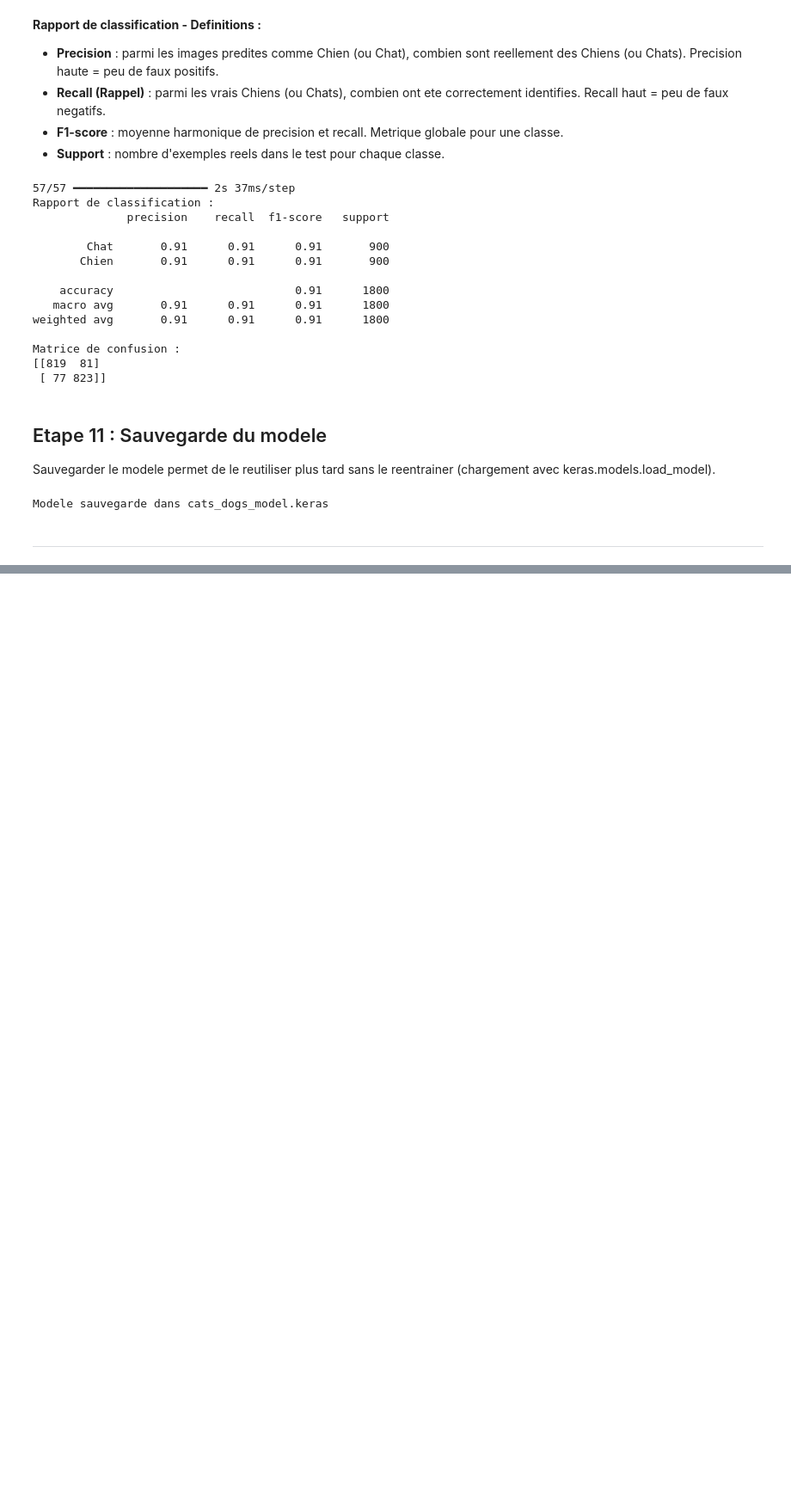
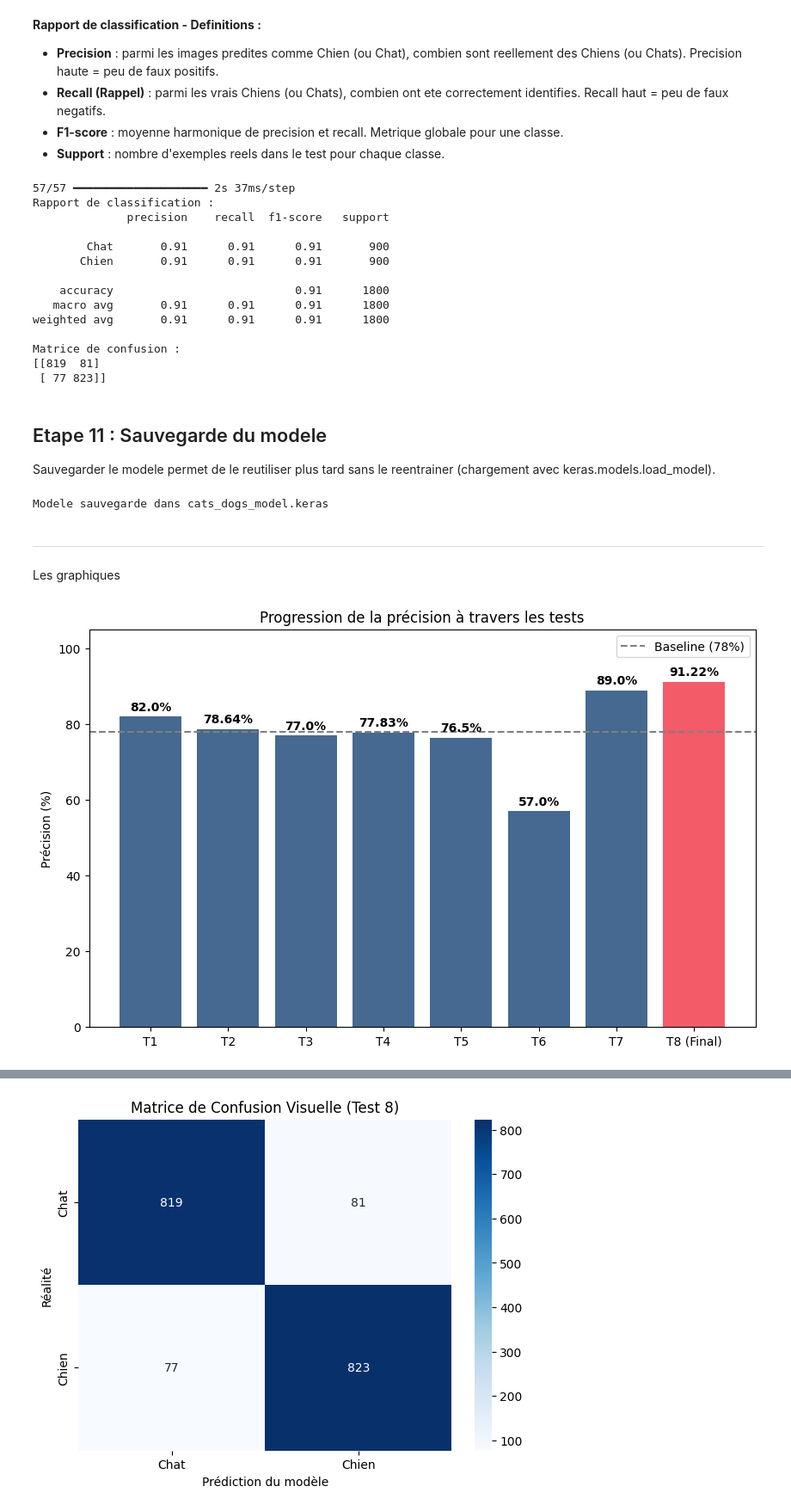
Before and after one commit to Bootswithdafurrr/AI_TP_CatsDogs_FInal, a Jupyter notebook: cats_vs_dogs.ipynb, the cells around one changed output, grey strips where cells are left out. Shown at 86% size. Drawn from its saved outputs; the diff is of its cells as text; code cells hidden in the pictures; blank space fills up the shorter version.

Commit message:
Les 3 graphiques
- Comparaison des expériences
- Matrice de confusion visuelle
- Évolution du taux d’apprentissage

```diff
--- a/cats_vs_dogs.ipynb
+++ b/cats_vs_dogs.ipynb
@@ -336,3 +336,66 @@ print('Modele sauvegarde dans cats_dogs_model.keras')
 Modele sauvegarde dans cats_dogs_model.keras
 # %% [markdown]
 ---
+# %% [markdown]
+Les graphiques
+# %%
+import matplotlib.pyplot as plt
+import numpy as np
+import seaborn as sns
+from sklearn.metrics import confusion_matrix
+
+# GRAPH 1 : COMPARAISON DES EXPÉRIENCES
+plt.figure(figsize=(10, 6))
+
+resultats = {
+    'T1': 82.0, 'T2': 78.64, 'T3': 77.0, 'T4': 77.83,
+    'T5': 76.5, 'T6': 57.0, 'T7': 89.0, 'T8 (Final)': 91.22
+}
+
+colors = ['#456990' if s < 90 else '#F45B69' for s in resultats.values()]
+bars = plt.bar(resultats.keys(), resultats.values(), color=colors)
+plt.axhline(y=78, color='grey', linestyle='--', label='Baseline (78%)')
+
+for bar in bars:
+    yval = bar.get_height()
+    plt.text(bar.get_x() + bar.get_width()/2, yval + 1, f'{yval}%', ha='center', va='bottom', fontweight='bold')
+
+plt.title('Progression de la précision à travers les tests')
+plt.ylabel('Précision (%)')
+plt.ylim(0, 105)
+plt.legend()
+plt.show()
+
+# GRAPH 2 : MATRICE DE CONFUSION
+y_pred_proba = model.predict(X_test)
+y_pred_class = (y_pred_proba > 0.5).astype(int)
+cm = confusion_matrix(y_test, y_pred_class)
+
+plt.figure(figsize=(7, 5))
+sns.heatmap(cm, annot=True, fmt='d', cmap='Blues',
+            xticklabels=['Chat', 'Chien'],
+            yticklabels=['Chat', 'Chien'])
+
+plt.title('Matrice de Confusion Visuelle (Test 8)')
+plt.xlabel('Prédiction du modèle')
+plt.ylabel('Réalité')
+plt.show()
+
+# GRAPH 3 : ÉVOLUTION DU TAUX D'APPRENTISSAGE
+fig, ax = plt.subplots(figsize=(8, 4))
+lr_values = history.history['learning_rate']
+
+ax.plot(lr_values, marker='o', color='#E1BC29', linewidth=2)
+ax.set_yscale('log')
+
+for i in range(1, len(lr_values)):
+    if lr_values[i] < lr_values[i-1]:
+        ax.axvline(x=i, color='red', linestyle='--', alpha=0.7)
+
+ax.set_title('Adaptation du Learning Rate (Test 8)')
+ax.set_xlabel('Époque')
+ax.set_ylabel('Taux d’apprentissage')
+ax.grid(True, which="both", ls="--", alpha=0.5)
+plt.show()
+# %% [output]
+[figure, added]
@@ -338,0 +403 @@ Modele sauvegarde dans cats_dogs_model.keras
+[figure, added]
```
Also changed, not shown: parts of 1 cell of this notebook.
